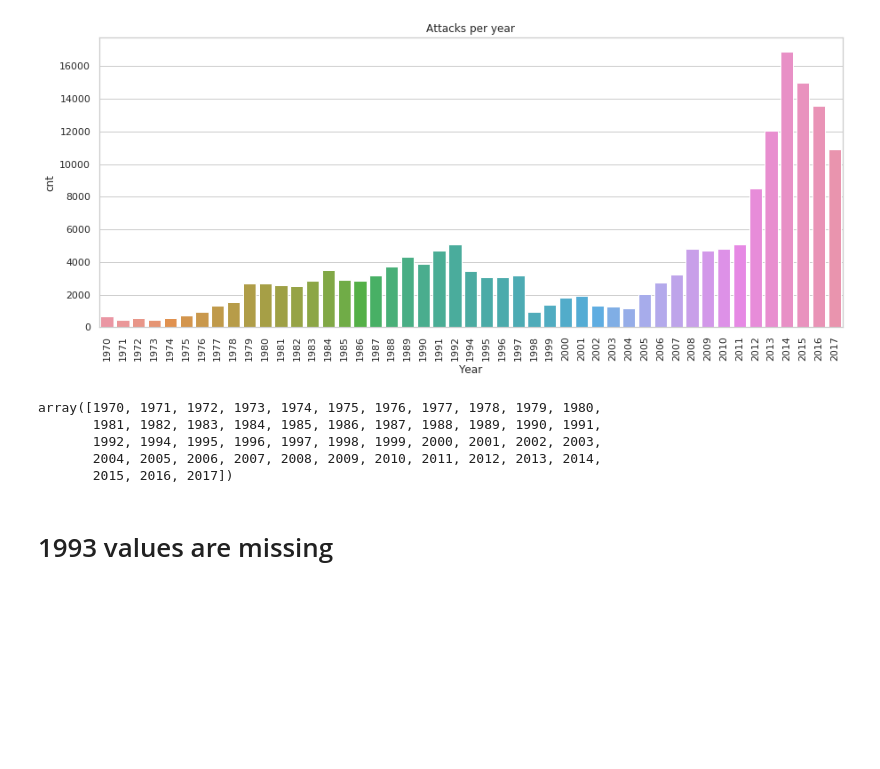
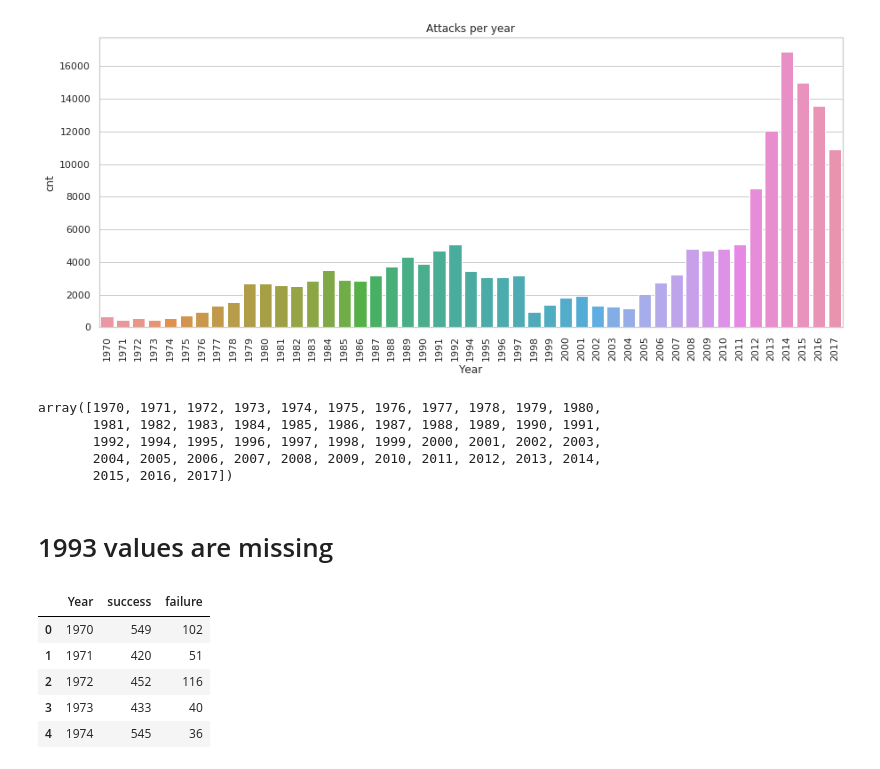
Before and after one commit to AndreaCurtoni/TerrorismDSBA, a Jupyter notebook: data_exploration_Andrea.ipynb, the cells around one changed output. Cells and saved outputs as stored; diff of their text form; code cells hidden in the pictures; blank space fills up the shorter version.

```diff
--- a/data_exploration_Andrea.ipynb
+++ b/data_exploration_Andrea.ipynb
@@ -52,0 +55,9 @@ array([1970, 1971, 1972, 1973, 1974, 1975, 1976, 1977, 1978, 1979, 1980,
+# %%
+success_per_year.head()
+# %% [output]
+|  | Year | success | failure |
+| 0 | 1970 | 549 | 102 |
+| 1 | 1971 | 420 | 51 |
+| 2 | 1972 | 452 | 116 |
+| 3 | 1973 | 433 | 40 |
+| 4 | 1974 | 545 | 36 |
```
Also changed, not shown: parts of 6 cells of this notebook.
